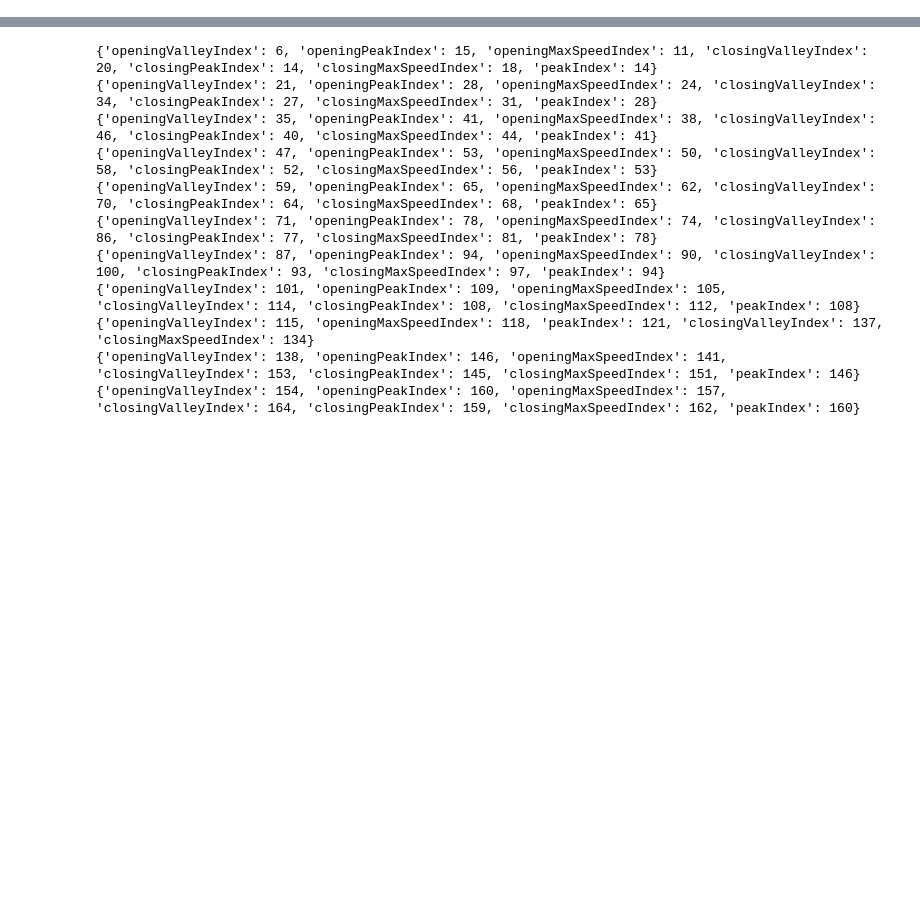
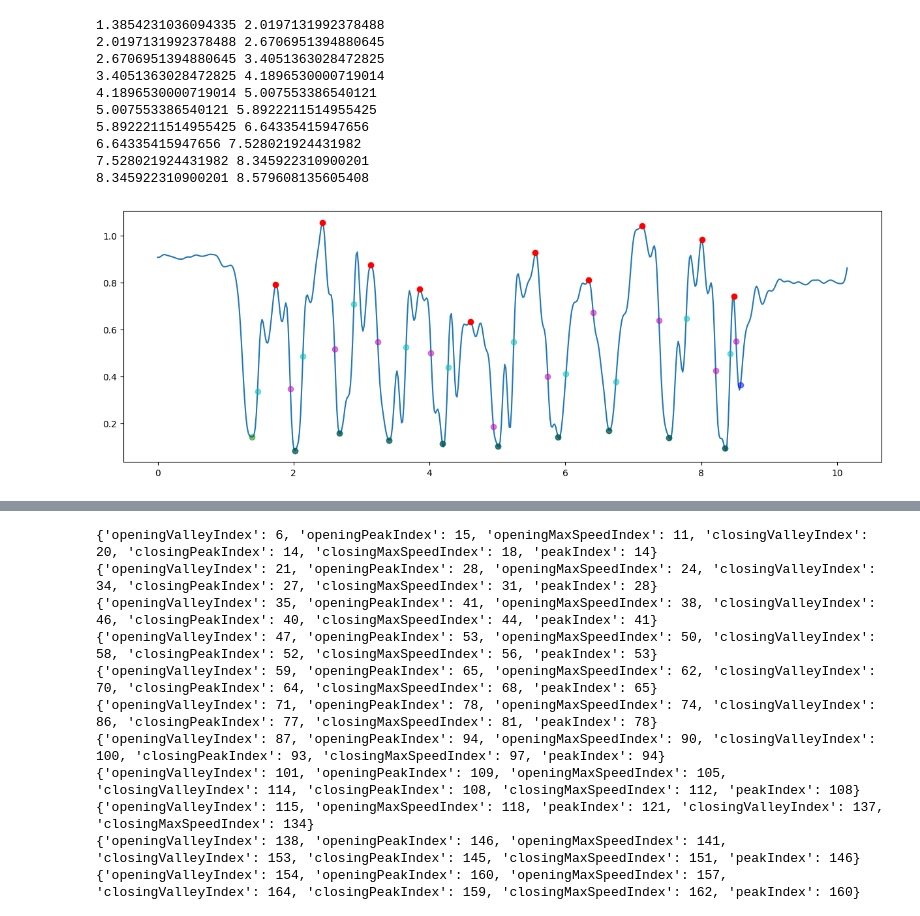
Before and after one commit to dguari1/TestNormalization, a Jupyter notebook: ProcessData.ipynb, the cells around one changed output, grey strips where cells are left out. Cells and saved outputs as stored; diff of their text form; code cells hidden in the pictures; blank space fills up the shorter version.

```diff
--- a/ProcessData.ipynb
+++ b/ProcessData.ipynb
@@ -268,3 +283,28 @@ len(time_vector), len(up_sample_signal), len(distance), len(velocity), len(lineP
+# %%
+plt.figure(figsize=(15,5))
+plt.plot(time_vector, distance)
+# plt.plot(time_vector, velocity/10,'k', alpha=0.3)
+
+for peak in peaks:
+    plt.plot(time_vector[peak['peakIndex']], distance[peak['peakIndex']], 'ro')
+    plt.plot(time_vector[peak['openingValleyIndex']], distance[peak['openingValleyIndex']], 'go', alpha=0.5)
+    plt.plot(time_vector[peak['closingValleyIndex']], distance[peak['closingValleyIndex']], 'bo', alpha=0.5)
+    plt.plot(time_vector[peak['openingMaxSpeedIndex']], distance[peak['openingMaxSpeedIndex']], 'co', alpha=0.5)
+    plt.plot(time_vector[peak['closingMaxSpeedIndex']], distance[peak['closingMaxSpeedIndex']], 'mo', alpha=0.5)
+    print(time_vector[peak['openingValleyIndex']], time_vector[peak['closingValleyIndex']],)
+plt.show()
+# %% [output]
+1.3854231036094335 2.0197131992378488
+2.0197131992378488 2.6706951394880645
+2.6706951394880645 3.4051363028472825
+3.4051363028472825 4.1896530000719014
+4.1896530000719014 5.007553386540121
+5.007553386540121 5.8922211514955425
+5.8922211514955425 6.64335415947656
+6.64335415947656 7.528021924431982
+7.528021924431982 8.345922310900201
+8.345922310900201 8.579608135605408
+[figure, added]
 # %%
 max_velocity = np.max(velocity)
 counter = 0
```
Also changed, not shown: parts of 26 cells of this notebook, 4 other files.
